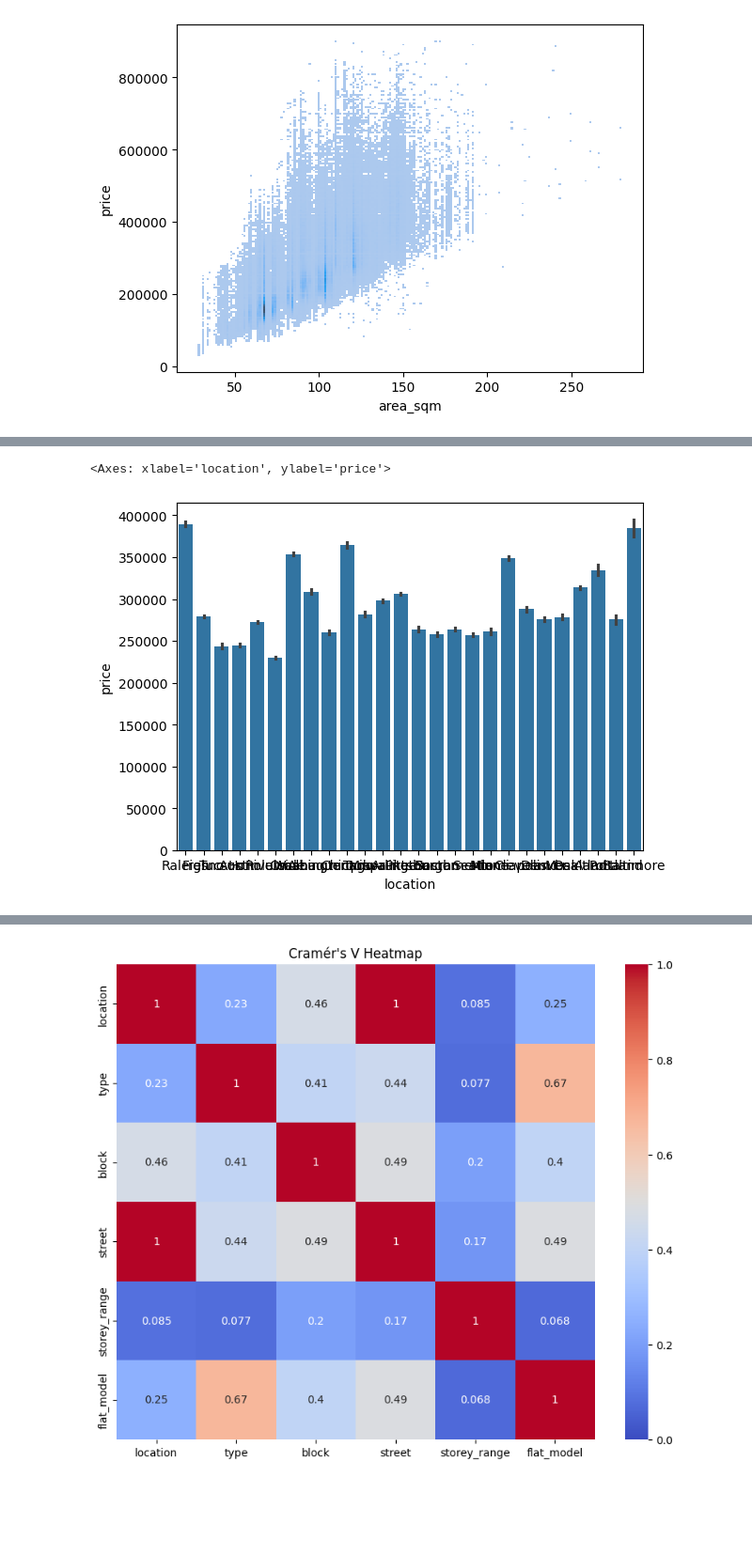
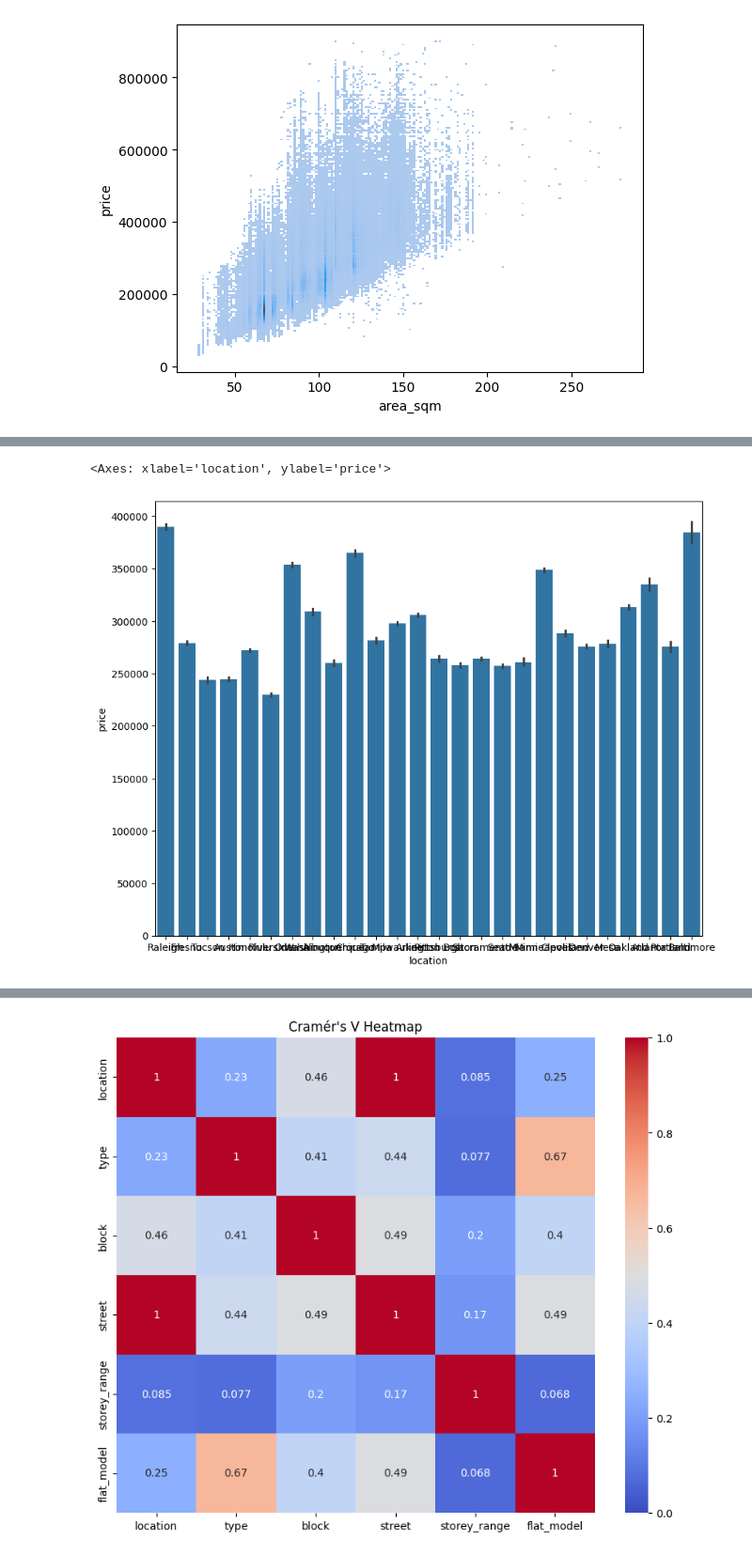
Before and after one commit to jeanDeluge/simplehousepricing, a Jupyter notebook: EDA/EDA.ipynb, the cells around one changed output, grey strips where cells are left out. Shown at 94% size. Cells and saved outputs as stored; diff of their text form; code cells hidden in the pictures; blank space fills up the shorter version.

```diff
--- a/EDA/EDA.ipynb
+++ b/EDA/EDA.ipynb
@@ -4,7 +4,7 @@ import pandas as pd
 import matplotlib.pyplot as plt
 import seaborn as sns
 # %%
-df_original = pd.read_csv('train.csv')
+df_original = pd.read_csv('../train.csv')
 
 df = df_original.copy()
 # %%
@@ -78,6 +82,8 @@ sns.barplot(x='type', y='price', data=df)
 # %%
+plt.figure(figsize=(10, 8))
+
 sns.barplot(x='location', y='price', data=df)
 # %% [output]
 <Axes: xlabel='location', ylabel='price'>
-[figure, old version]
+[figure, new version]
 # %%
```
Also changed, not shown: parts of 5 cells of this notebook, 6 other files.
